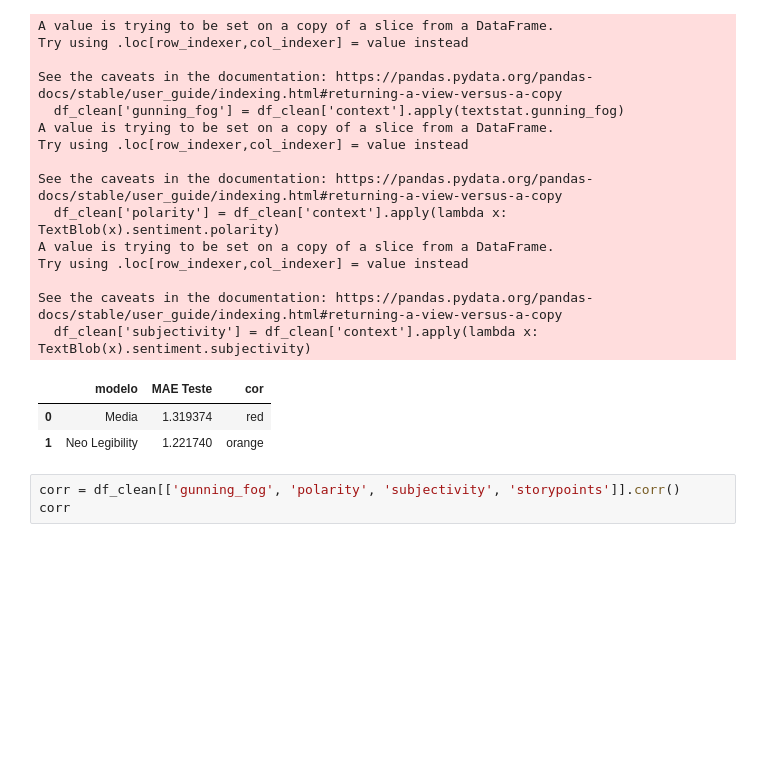
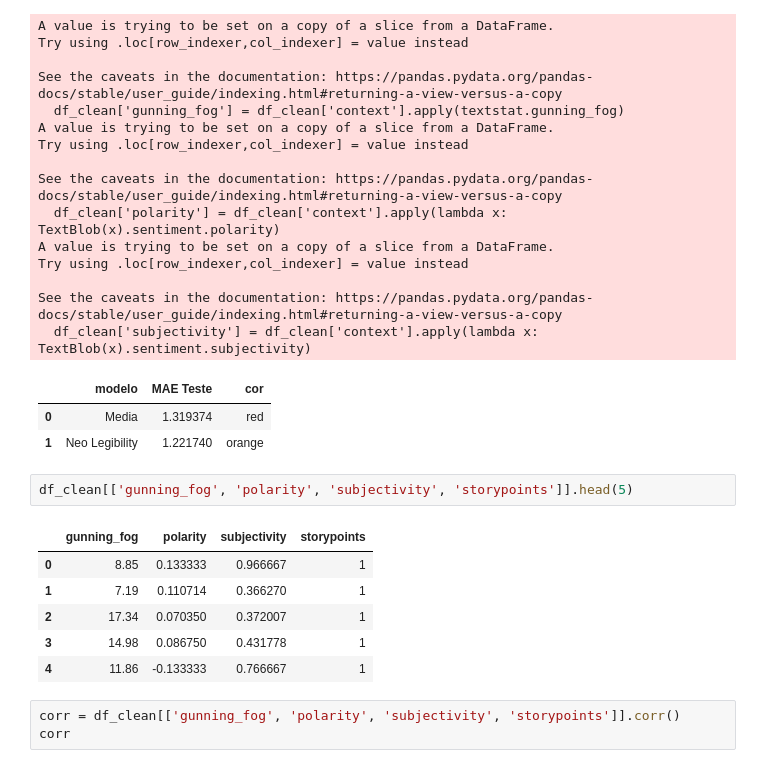
Before and after one commit to giseldo/Neo_Legibility_Python, a Jupyter notebook: notebooks/7764.ipynb, the cells around one changed output. Saved outputs shown, nothing was run; the diff lists cells and outputs as text; blank space fills up the shorter version.

```diff
--- a/notebooks/7764.ipynb
+++ b/notebooks/7764.ipynb
@@ -180,6 +180,15 @@ See the caveats in the documentation: https://pandas.pydata.org/pandas-docs/stab
 |  | modelo | MAE Teste | cor |
 | 0 | Media | 1.319374 | red |
 | 1 | Neo Legibility | 1.221740 | orange |
+# %%
+df_clean[['gunning_fog', 'polarity', 'subjectivity', 'storypoints']].head(5)
+# %% [output]
+|  | gunning_fog | polarity | subjectivity | storypoints |
+| 0 | 8.85 | 0.133333 | 0.966667 | 1 |
+| 1 | 7.19 | 0.110714 | 0.366270 | 1 |
+| 2 | 17.34 | 0.070350 | 0.372007 | 1 |
+| 3 | 14.98 | 0.086750 | 0.431778 | 1 |
+| 4 | 11.86 | -0.133333 | 0.766667 | 1 |
 # %%
 corr = df_clean[['gunning_fog', 'polarity', 'subjectivity', 'storypoints']].corr()
 corr
```
Also changed, not shown: parts of 4 cells of this notebook, 3 other files.
